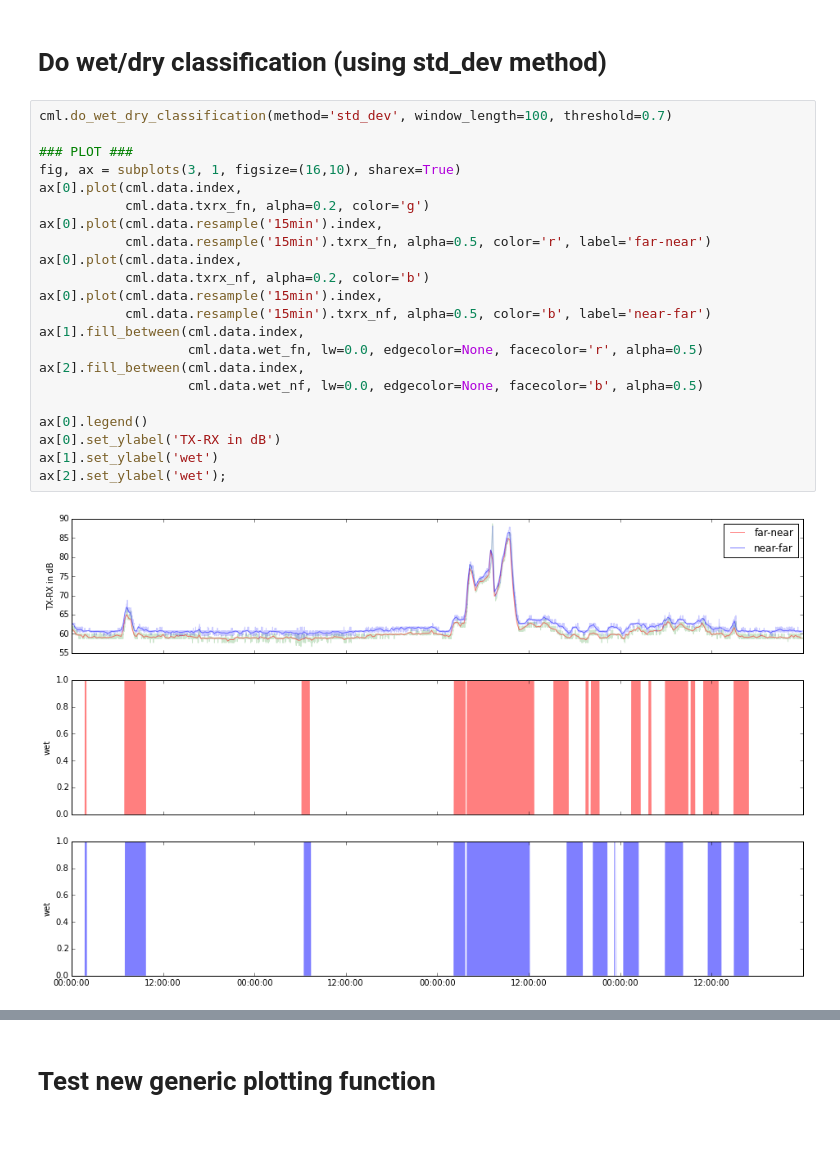
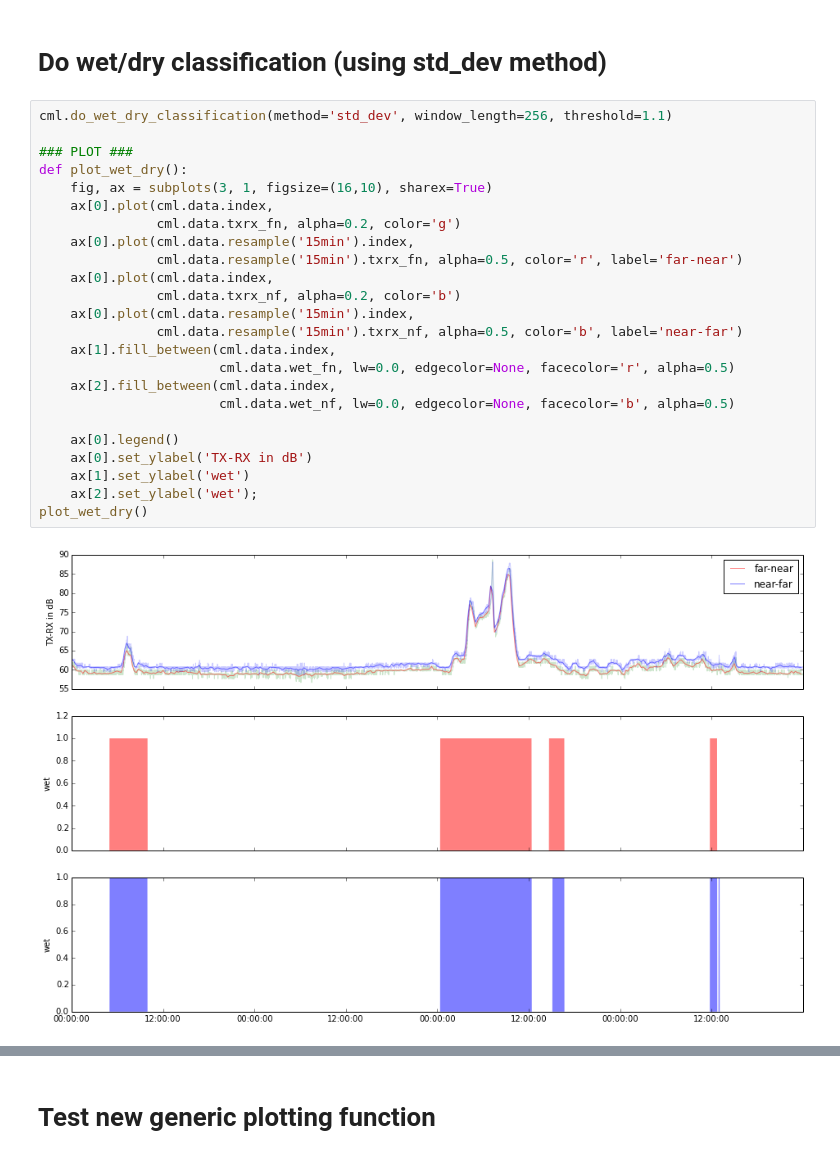
Before and after one commit to pycomlink/pycomlink, a Jupyter notebook: notebooks/example_workflow.ipynb, the cells around one changed output, grey strips where cells are left out. Saved outputs shown, nothing was run; the diff lists cells and outputs as text.

Commit message:
Update notebook with STFT wet/dry method

```diff
--- a/notebooks/example_workflow.ipynb
+++ b/notebooks/example_workflow.ipynb
@@ -55,26 +58,28 @@ cml.plot_txrx(figsize=(16,4), resampling_time='15min');
 # %% [markdown]
 # Do wet/dry classification (using std_dev method)
 # %%
-cml.do_wet_dry_classification(method='std_dev', window_length=100, threshold=0.7)
+cml.do_wet_dry_classification(method='std_dev', window_length=256, threshold=1.1)
 
 ### PLOT ###
-fig, ax = subplots(3, 1, figsize=(16,10), sharex=True)
-ax[0].plot(cml.data.index,
-           cml.data.txrx_fn, alpha=0.2, color='g')
-ax[0].plot(cml.data.resample('15min').index,
-           cml.data.resample('15min').txrx_fn, alpha=0.5, color='r', label='far-near')
-ax[0].plot(cml.data.index,
-           cml.data.txrx_nf, alpha=0.2, color='b')
-ax[0].plot(cml.data.resample('15min').index,
-           cml.data.resample('15min').txrx_nf, alpha=0.5, color='b', label='near-far')
-ax[1].fill_between(cml.data.index,
-                   cml.data.wet_fn, lw=0.0, edgecolor=None, facecolor='r', alpha=0.5)
-ax[2].fill_between(cml.data.index,
-                   cml.data.wet_nf, lw=0.0, edgecolor=None, facecolor='b', alpha=0.5)
+def plot_wet_dry():
+    fig, ax = subplots(3, 1, figsize=(16,10), sharex=True)
+    ax[0].plot(cml.data.index,
+               cml.data.txrx_fn, alpha=0.2, color='g')
+    ax[0].plot(cml.data.resample('15min').index,
+               cml.data.resample('15min').txrx_fn, alpha=0.5, color='r', label='far-near')
+    ax[0].plot(cml.data.index,
+               cml.data.txrx_nf, alpha=0.2, color='b')
+    ax[0].plot(cml.data.resample('15min').index,
+               cml.data.resample('15min').txrx_nf, alpha=0.5, color='b', label='near-far')
+    ax[1].fill_between(cml.data.index,
+                       cml.data.wet_fn, lw=0.0, edgecolor=None, facecolor='r', alpha=0.5)
+    ax[2].fill_between(cml.data.index,
+                       cml.data.wet_nf, lw=0.0, edgecolor=None, facecolor='b', alpha=0.5)
 
-ax[0].legend()
-ax[0].set_ylabel('TX-RX in dB')
-ax[1].set_ylabel('wet')
-ax[2].set_ylabel('wet');
+    ax[0].legend()
+    ax[0].set_ylabel('TX-RX in dB')
+    ax[1].set_ylabel('wet')
+    ax[2].set_ylabel('wet');
+plot_wet_dry()
 # %% [output]
-[figure, old version]
+[figure, new version]
```
Also changed, not shown: parts of 6 cells of this notebook.
